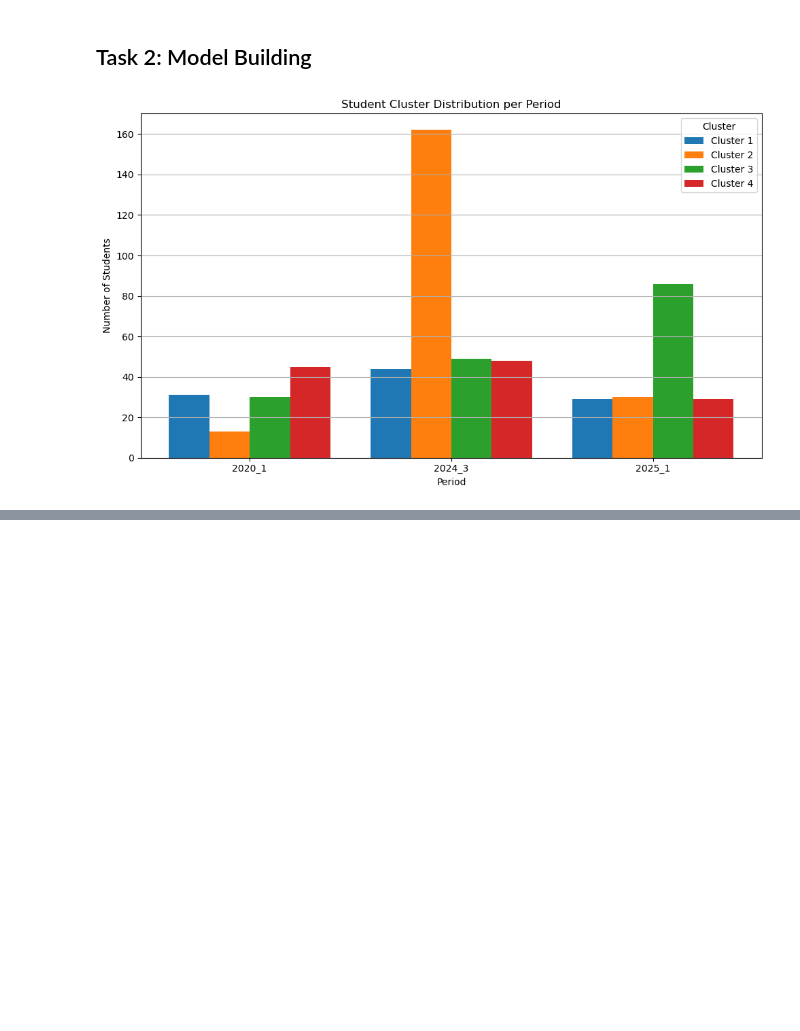
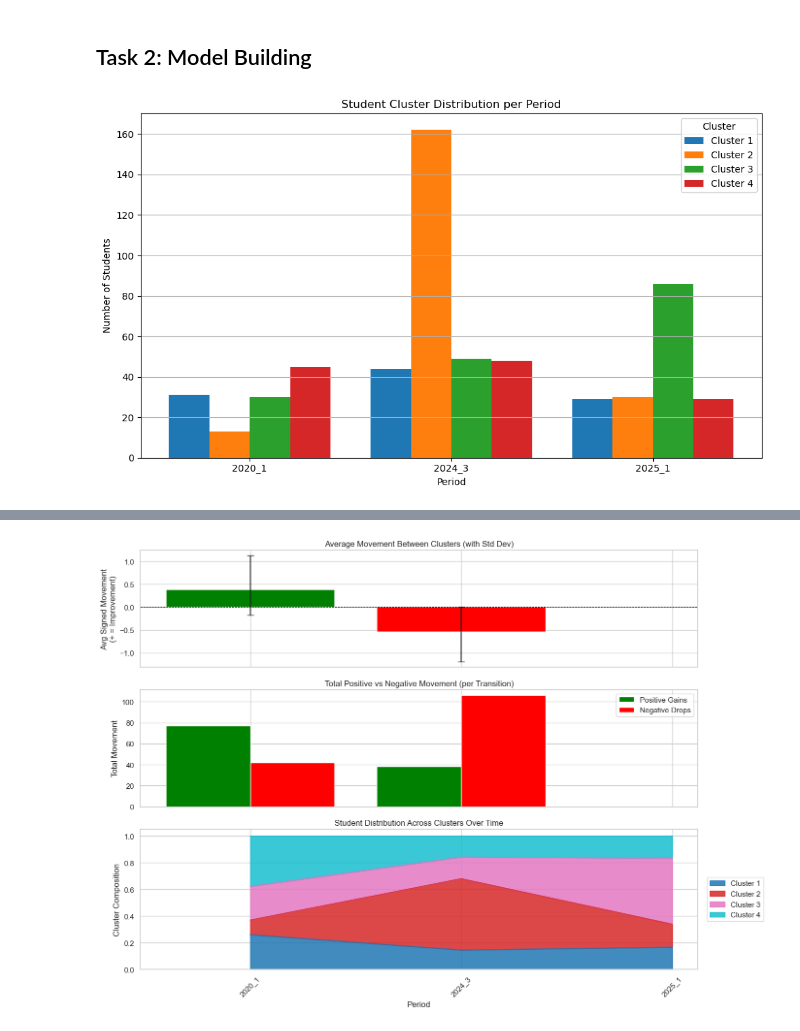
Before and after one commit to malenraychev/BigMMMBehaviour, a Jupyter notebook: m4_MMM_copy.ipynb, the cells around one changed output, grey strips where cells are left out. Cells and saved outputs as stored; diff of their text form; code cells hidden in the pictures; blank space fills up the shorter version.

Commit message:
Metrics v0

```diff
--- a/m4_MMM_copy.ipynb
+++ b/m4_MMM_copy.ipynb
@@ -587,0 +673,67 @@ plot_cluster_transition_sankey(clustered_students_by_period)
+# %%
+import matplotlib.pyplot as plt
+import seaborn as sns
+import numpy as np
+
+def plot_cluster_transition_dashboard(combined_df, clustered_students_by_period):
+    """
+    Create a static dashboard figure summarizing:
+    1. Signed average movement
+    2. Positive vs negative total movement
+    3. Cluster composition per period
+    """
+    sns.set(style="whitegrid")
+    transitions = combined_df['from'] + ' → ' + combined_df['to']
+    x = np.arange(len(transitions))
+
+    fig, axes = plt.subplots(3, 1, figsize=(14, 10), sharex=True, gridspec_kw={'height_ratios': [1, 1, 1.2]})
+
+    ### 1. Signed average movement with std
+    ax = axes[0]
+    colors = ['green' if v > 0 else 'red' for v in combined_df['signed_avg_movement']]
+    ax.bar(x, combined_df['signed_avg_movement'], color=colors, yerr=[combined_df['std_positive_gain'], combined_df['std_negative_drop']],
+           capsize=5)
+    ax.axhline(0, color='black', linewidth=0.8, linestyle='--')
+    ax.set_ylabel("Avg Signed Movement\n(+ = Improvement)")
+    ax.set_title("Average Movement Between Clusters (with Std Dev)")
+    ax.set_xticks(x)
+    ax.set_xticklabels(transitions, rotation=45)
+
+    ### 2. Positive vs Negative total movement
+    ax = axes[1]
+    width = 0.4
+    ax.bar(x - width/2, combined_df['positive_gain_total'], width, label='Positive Gains', color='green')
+    ax.bar(x + width/2, combined_df['negative_drop_total'], width, label='Negative Drops', color='red')
+    ax.set_ylabel("Total Movement")
+    ax.set_title("Total Positive vs Negative Movement (per Transition)")
+    ax.legend()
+
+    ### 3. Cluster composition (stacked area plot)
+    # Aggregate cluster proportions per period
+    cluster_dist = {}
+    for period, df in clustered_students_by_period.items():
+        total = len(df)
+        counts = df['cluster'].value_counts(normalize=True).sort_index()
+        cluster_dist[period] = [counts.get(i, 0) for i in range(4)]  # assuming 4 clusters
+
+    cluster_df = pd.DataFrame(cluster_dist).T
+    cluster_df.columns = [f"Cluster {i+1}" for i in range(4)]
+    cluster_df = cluster_df.sort_index()
+
+    ax = axes[2]
+    cluster_df.plot(kind='area', stacked=True, ax=ax, cmap='tab10', alpha=0.85)
+    ax.set_ylabel("Cluster Composition")
+    ax.set_title("Student Distribution Across Clusters Over Time")
+    ax.set_xlabel("Period")
+    ax.set_xticks(np.arange(len(cluster_df.index)))
+    ax.set_xticklabels(cluster_df.index, rotation=45)
+    ax.legend(loc='center left', bbox_to_anchor=(1.01, 0.5))
+
+    plt.tight_layout()
+    plt.show()
+
+plot_cluster_transition_dashboard(fluctuation_metrics, clustered_students_by_period)
+
+# TODO: Reflechir a une figure moi même interessante
+# %% [output]
+[figure, added]
```
Also changed, not shown: parts of 2 cells of this notebook.
